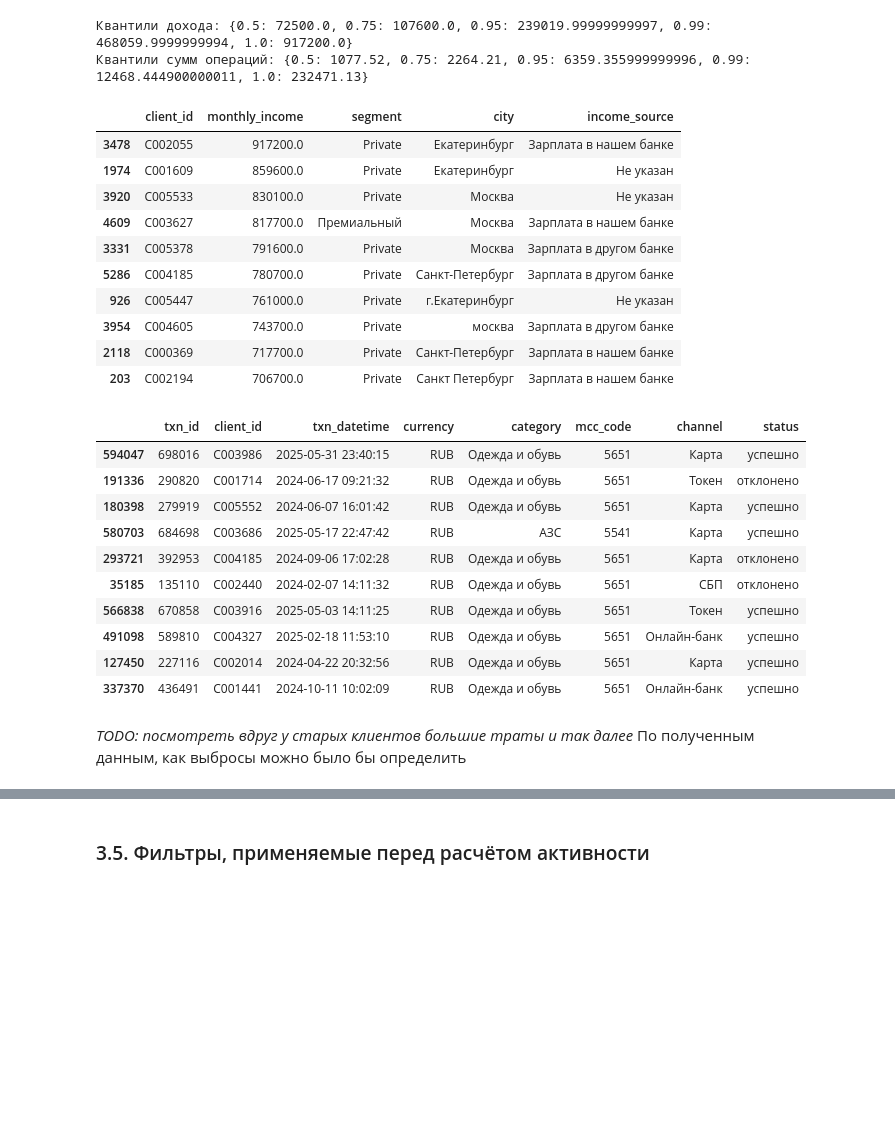
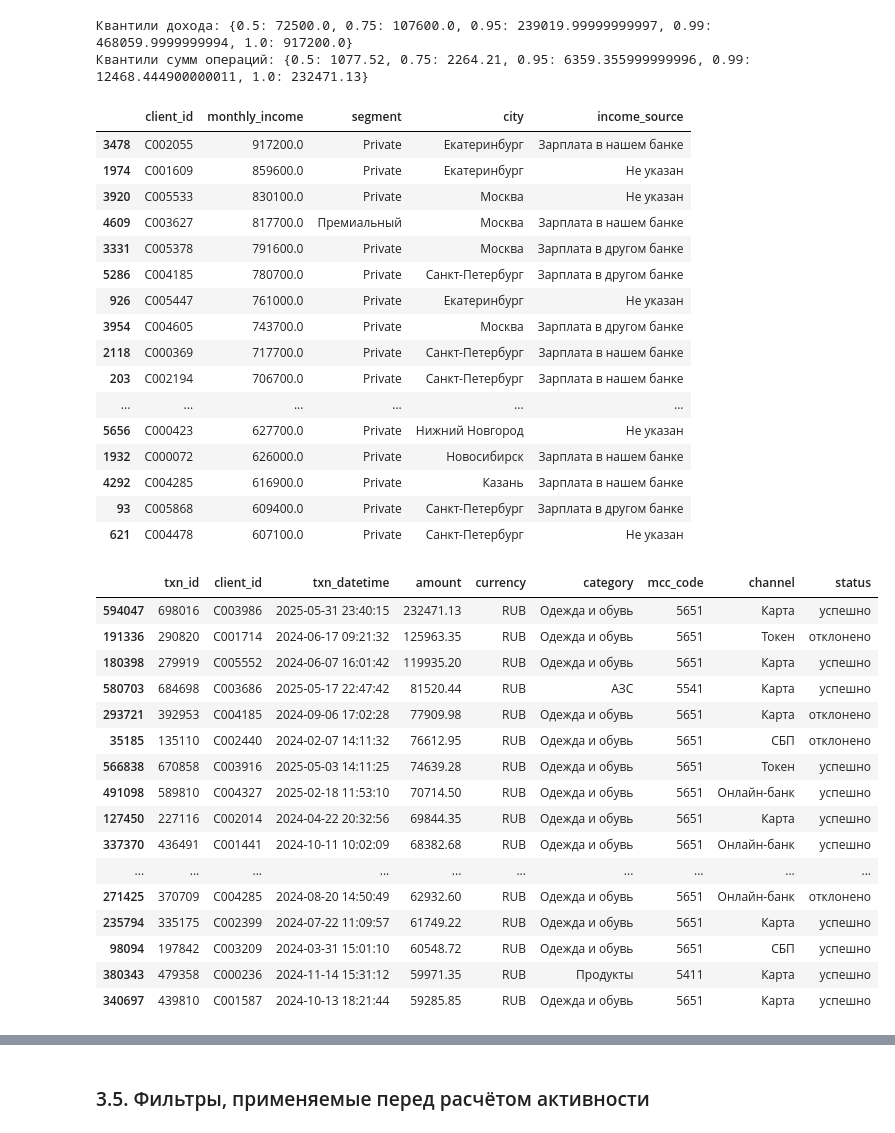
Before and after one commit to fnkb108/Dzidzenka_Mikita_Lab1, a Jupyter notebook: 01_analysis.ipynb, the cells around one changed output, grey strips where cells are left out. Drawn from its saved outputs; the diff is of its cells as text; code cells hidden in the pictures; blank space fills up the shorter version.

```diff
--- a/01_analysis.ipynb
+++ b/01_analysis.ipynb
@@ -329,6 +328,8 @@ clients_clean['has_mobile_app'] = (
 clients_clean['marketing_opt_in'] = (
     clients_clean['marketing_opt_in'].map(bool_map).astype('boolean')
 )
+
+txn_clean['txn_id'] = txn_clean['txn_id'].astype(str)
 # %% [markdown]
 ### 3.2. Категориальные признаки
 # %%
@@ -341,11 +342,17 @@ city_mapping = {
     'Екатеринбург': 'Екатеринбург', 'ЕКАТЕРИНБУРГ': 'Екатеринбург', 'г.Екатеринбург': 'Екатеринбург'
 }
 n_city_variants = int((clients_clean['city'] != clients_clean['city'].str.strip().map(city_mapping)).sum())
-clients_clean['city_norm'] = clients_clean['city'].str.strip().map(lambda x: city_mapping.get(x, x))
-print(f"Нормализовано строк городов: {n_city_variants}. Распределение городов:\n", clients_clean['city_norm'].value_counts())
+clients_clean['city'] = clients_clean['city'].str.strip().map(lambda x: city_mapping.get(x, x))
+print(f"Нормализовано строк городов: {n_city_variants}. Распределение городов:\n", clients_clean['city'].value_counts())
 
-clients_categorical = ['gender', 'city', 'segment', 'loyalty_tier', 'card_type', 'income_source']
+clients_categorical = ['gender', 'city', 'segment', 'card_type', 'income_source', 'branch_code']
 clients_clean[clients_categorical] = clients_clean[clients_categorical].astype('category')
+
+LOYALTY_ORDER = ['Базовый', 'Серебро', 'Золото', 'Платина']
+clients_clean['loyalty_tier'] = pd.Categorical(clients_clean['loyalty_tier'], categories=LOYALTY_ORDER, ordered=True)
+
+SATISFACTION_ORDER = [1, 2, 3, 4, 5]
+clients_clean['satisfaction_score'] = pd.Categorical(clients_clean['satisfaction_score'], categories=SATISFACTION_ORDER, ordered=True)
 
 
 category_mapping = {
@@ -354,8 +361,8 @@ category_mapping = {
     'Связь и Интернет': 'Связь и интернет'
 }
 n_cat_changed = int(txn_clean['category'].isin(category_mapping.keys()).sum())
-txn_clean['category_norm'] = txn_clean['category'].replace(category_mapping)
-print(f"\nНормализовано категорий транзакций: {n_cat_changed}. Распределение категорий:\n", txn_clean['category_norm'].value_counts())
+txn_clean['category'] = txn_clean['category'].replace(category_mapping)
+print(f"\nНормализовано категорий транзакций: {n_cat_changed}. Распределение категорий:\n", txn_clean['category'].value_counts())
 
 tx_categorical = ['currency', 'category', 'channel', 'status', 'mcc_code']
 txn_clean[tx_categorical] = txn_clean[tx_categorical].astype('category')
@@ -454,42 +457,43 @@ Passing `palette` without assigning `hue` is deprecated and will be removed in v
 Квантили дохода: {0.5: 72500.0, 0.75: 107600.0, 0.95: 239019.99999999997, 0.99: 468059.9999999994, 1.0: 917200.0}
 Квантили сумм операций: {0.5: 1077.52, 0.75: 2264.21, 0.95: 6359.355999999996, 0.99: 12468.444900000011, 1.0: 232471.13}
 # %%
-top_income = clients_clean.nlargest(10, 'monthly_income')
-display(
-    top_income[[
-     'client_id','monthly_income', 'segment', 'city', 'income_source',
-    ]]
-)
+top_income = clients_clean.nlargest(20, 'monthly_income')
+display(top_income[['client_id','monthly_income', 'segment', 'city', 'income_source']])
 
-top_amounts = txn_clean.nlargest(10, 'amount')
-display(
-    top_amounts[[
-     'txn_id', 'client_id', 'txn_datetime', 'currency', 'category', 'mcc_code', 'channel', 'status'
-    ]]
-)
+top_amounts = txn_clean.nlargest(20, 'amount')
+display(top_amounts[['txn_id', 'client_id', 'txn_datetime', 'amount', 'currency', 'category', 'mcc_code', 'channel', 'status']])
 # %% [output]
 |  | client_id | monthly_income | segment | city | income_source |
 | 3478 | C002055 | 917200.0 | Private | Екатеринбург | Зарплата в нашем банке |
 | 1974 | C001609 | 859600.0 | Private | Екатеринбург | Не указан |
 | 3920 | C005533 | 830100.0 | Private | Москва | Не указан |
 | 4609 | C003627 | 817700.0 | Премиальный | Москва | Зарплата в нашем банке |
 | 3331 | C005378 | 791600.0 | Private | Москва | Зарплата в другом банке |
 | 5286 | C004185 | 780700.0 | Private | Санкт-Петербург | Зарплата в другом банке |
-| 926 | C005447 | 761000.0 | Private | г.Екатеринбург | Не указан |
-| 3954 | C004605 | 743700.0 | Private | москва | Зарплата в другом банке |
+| 926 | C005447 | 761000.0 | Private | Екатеринбург | Не указан |
+| 3954 | C004605 | 743700.0 | Private | Москва | Зарплата в другом банке |
 | 2118 | C000369 | 717700.0 | Private | Санкт-Петербург | Зарплата в нашем банке |
-| 203 | C002194 | 706700.0 | Private | Санкт Петербург | Зарплата в нашем банке |
+| 203 | C002194 | 706700.0 | Private | Санкт-Петербург | Зарплата в нашем банке |
+| ... | ... | ... | ... | ... | ... |
+| 5656 | C000423 | 627700.0 | Private | Нижний Новгород | Не указан |
+| 1932 | C000072 | 626000.0 | Private | Новосибирск | Зарплата в нашем банке |
+| 4292 | C004285 | 616900.0 | Private | Казань | Зарплата в нашем банке |
+| 93 | C005868 | 609400.0 | Private | Санкт-Петербург | Зарплата в другом банке |
+| 621 | C004478 | 607100.0 | Private | Санкт-Петербург | Не указан |
-|  | txn_id | client_id | txn_datetime | currency | category | mcc_code | channel | status |
-| 594047 | 698016 | C003986 | 2025-05-31 23:40:15 | RUB | Одежда и обувь | 5651 | Карта | успешно |
-| 191336 | 290820 | C001714 | 2024-06-17 09:21:32 | RUB | Одежда и обувь | 5651 | Токен | отклонено |
-| 180398 | 279919 | C005552 | 2024-06-07 16:01:42 | RUB | Одежда и обувь | 5651 | Карта | успешно |
-| 580703 | 684698 | C003686 | 2025-05-17 22:47:42 | RUB | АЗС | 5541 | Карта | успешно |
-| 293721 | 392953 | C004185 | 2024-09-06 17:02:28 | RUB | Одежда и обувь | 5651 | Карта | отклонено |
-| 35185 | 135110 | C002440 | 2024-02-07 14:11:32 | RUB | Одежда и обувь | 5651 | СБП | отклонено |
-| 566838 | 670858 | C003916 | 2025-05-03 14:11:25 | RUB | Одежда и обувь | 5651 | Токен | успешно |
-| 491098 | 589810 | C004327 | 2025-02-18 11:53:10 | RUB | Одежда и обувь | 5651 | Онлайн-банк | успешно |
-| 127450 | 227116 | C002014 | 2024-04-22 20:32:56 | RUB | Одежда и обувь | 5651 | Карта | успешно |
-| 337370 | 436491 | C001441 | 2024-10-11 10:02:09 | RUB | Одежда и обувь | 5651 | Онлайн-банк | успешно |
+|  | txn_id | client_id | txn_datetime | amount | currency | category | mcc_code | channel | status |
+| 594047 | 698016 | C003986 | 2025-05-31 23:40:15 | 232471.13 | RUB | Одежда и обувь | 5651 | Карта | успешно |
+| 191336 | 290820 | C001714 | 2024-06-17 09:21:32 | 125963.35 | RUB | Одежда и обувь | 5651 | Токен | отклонено |
+| 180398 | 279919 | C005552 | 2024-06-07 16:01:42 | 119935.20 | RUB | Одежда и обувь | 5651 | Карта | успешно |
+| 580703 | 684698 | C003686 | 2025-05-17 22:47:42 | 81520.44 | RUB | АЗС | 5541 | Карта | успешно |
+| 293721 | 392953 | C004185 | 2024-09-06 17:02:28 | 77909.98 | RUB | Одежда и обувь | 5651 | Карта | отклонено |
+| 35185 | 135110 | C002440 | 2024-02-07 14:11:32 | 76612.95 | RUB | Одежда и обувь | 5651 | СБП | отклонено |
+| 566838 | 670858 | C003916 | 2025-05-03 14:11:25 | 74639.28 | RUB | Одежда и обувь | 5651 | Токен | успешно |
+| 491098 | 589810 | C004327 | 2025-02-18 11:53:10 | 70714.50 | RUB | Одежда и обувь | 5651 | Онлайн-банк | успешно |
+| 127450 | 227116 | C002014 | 2024-04-22 20:32:56 | 69844.35 | RUB | Одежда и обувь | 5651 | Карта | успешно |
+| 337370 | 436491 | C001441 | 2024-10-11 10:02:09 | 68382.68 | RUB | Одежда и обувь | 5651 | Онлайн-банк | успешно |
+| ... | ... | ... | ... | ... | ... | ... | ... | ... | ... |
+| 271425 | 370709 | C004285 | 2024-08-20 14:50:49 | 62932.60 | RUB | Одежда и обувь | 5651 | Онлайн-банк | отклонено |
+| 235794 | 335175 | C002399 | 2024-07-22 11:09:57 | 61749.22 | RUB | Одежда и обувь | 5651 | Карта | успешно |
+| 98094 | 197842 | C003209 | 2024-03-31 15:01:10 | 60548.72 | RUB | Одежда и обувь | 5651 | СБП | успешно |
+| 380343 | 479358 | C000236 | 2024-11-14 15:31:12 | 59971.35 | RUB | Продукты | 5411 | Карта | успешно |
+| 340697 | 439810 | C001587 | 2024-10-13 18:21:44 | 59285.85 | RUB | Одежда и обувь | 5651 | Карта | успешно |
-# %% [markdown]
-_TODO: посмотреть вдруг у старых клиентов большие траты и так далее_
-По полученным данным, как выбросы можно было бы определить
```
Also changed, not shown: parts of 22 cells of this notebook.
